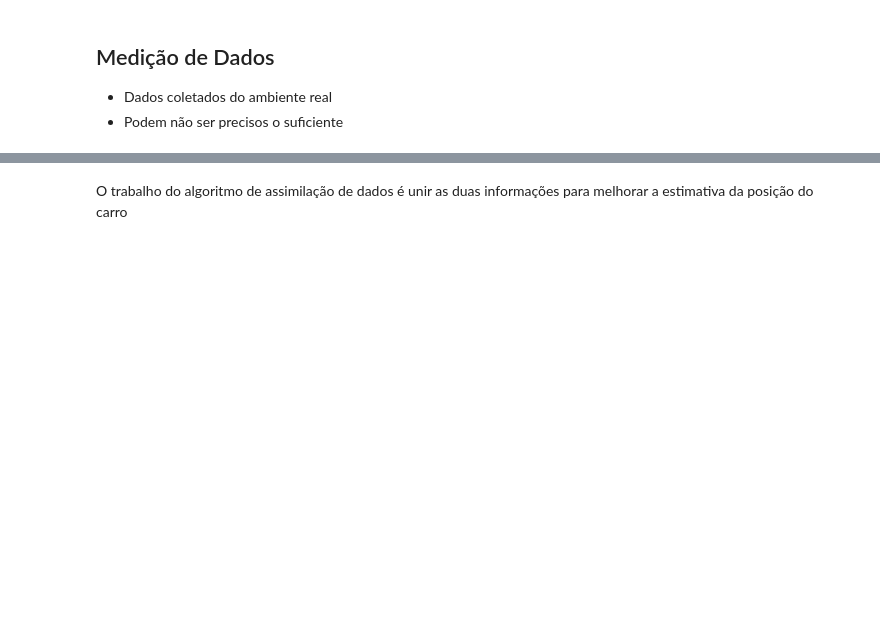
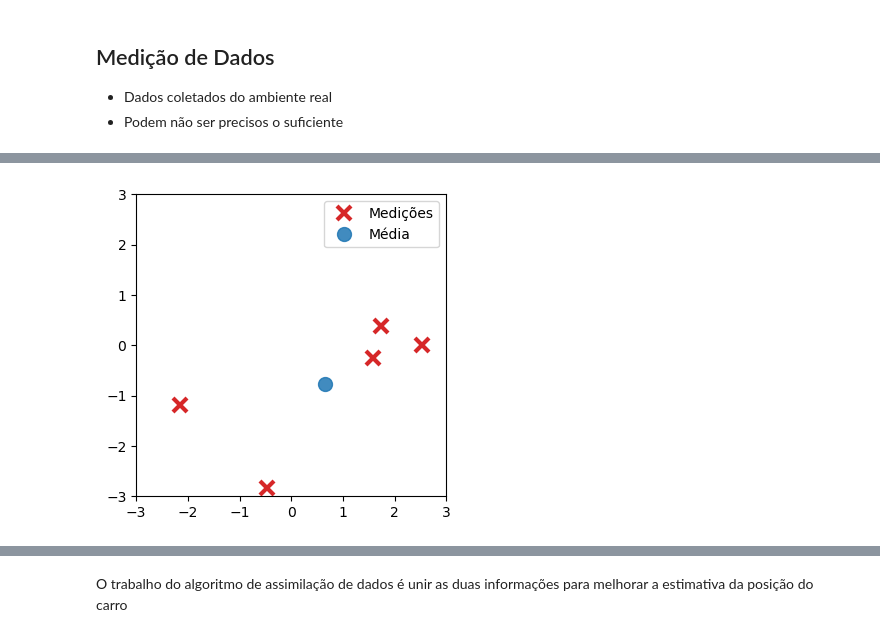
Before and after one commit to lmmacul/Apostila-LMA, a Jupyter notebook: Data Assimilation/Kalman Filter/Aula Filtro de Kalman.ipynb, the cells around one changed output, grey strips where cells are left out. Cells and saved outputs as stored; diff of their text form; code cells hidden in the pictures; blank space fills up the shorter version.

```diff
--- a/Data Assimilation/Kalman Filter/Aula Filtro de Kalman.ipynb
+++ b/Data Assimilation/Kalman Filter/Aula Filtro de Kalman.ipynb
@@ -50,0 +35,6 @@ Representa conhecimento teórico sobre o sistema
+# %%
+observations = np.random.normal(0, 1, size = (50, 2))
+interact(lambda n_obs: gps_stationary_example(n_obs, observations),
+         n_obs = IntSlider(value = 1, min = 1, max = 50));
+# %% [output]
+[figure, added]
```
Also changed, not shown: parts of 95 cells of this notebook, 5 other files.
